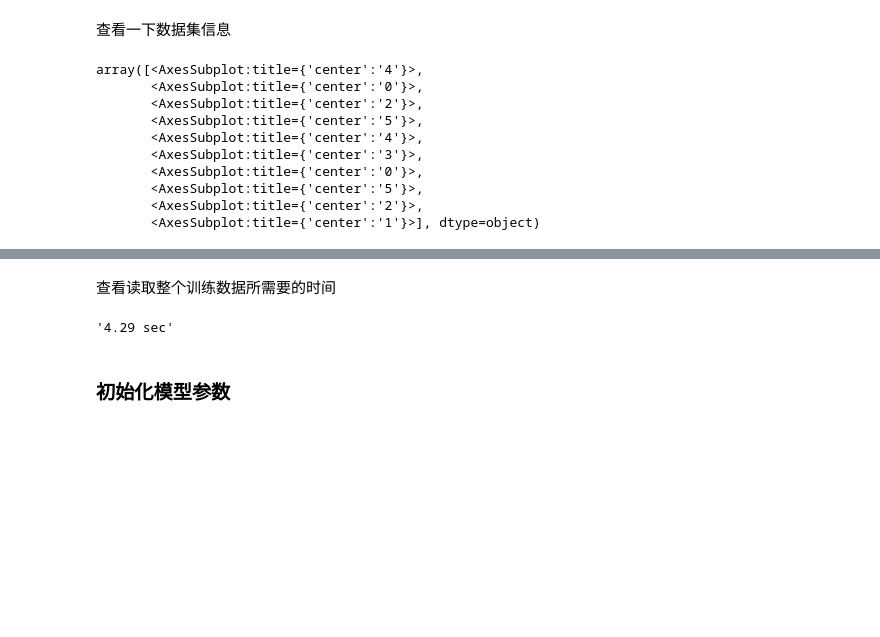
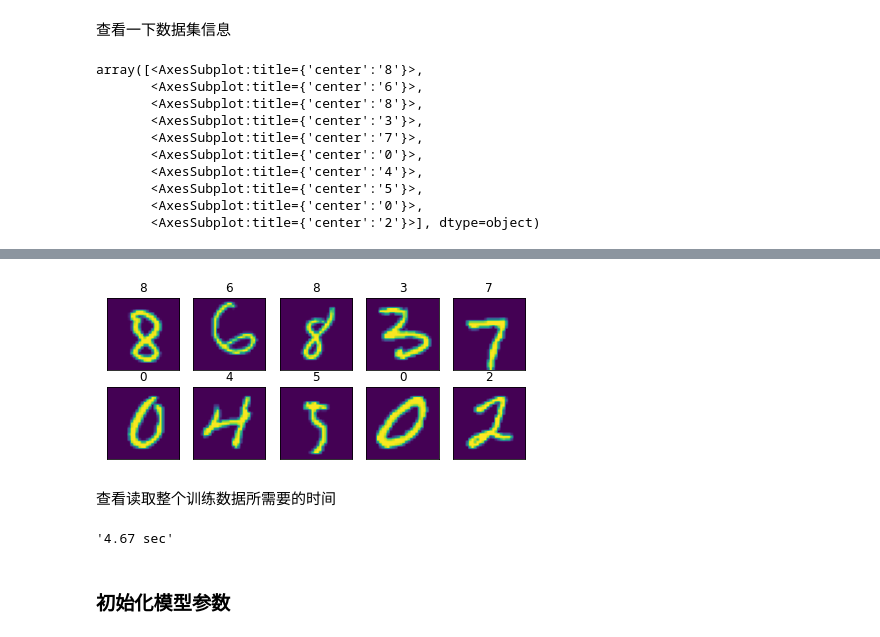
Before and after one commit to Aj002Th/pytorch-example, a Jupyter notebook: linear-networks/softmax-regressioin-sratch.ipynb, the cells around one changed output, grey strips where cells are left out. Saved outputs shown, nothing was run; the diff lists cells and outputs as text; code cells hidden in the pictures; blank space fills up the shorter version.

```diff
--- a/linear-networks/softmax-regressioin-sratch.ipynb
+++ b/linear-networks/softmax-regressioin-sratch.ipynb
@@ -33,7 +33,7 @@ def load_data_mnist(batch_size, resize=None):
             data.DataLoader(mnist_test, batch_size, shuffle=False,
                             num_workers=get_dataloader_workers()))
 # %%
-batch_size = 10
+batch_size = 256
 train_iter, test_iter = load_data_mnist(batch_size)
 # %% [markdown]
 查看一下数据集信息
@@ -61,15 +61,15 @@ def get_mnist_labels(labels):
     return [str(int(i)) for i in labels]
 # %%
 X, y = next(iter(train_iter))
-show_images(X.reshape(10, 28, 28), 2, 5, get_mnist_labels(y))
+show_images(X.reshape(256, 28, 28), 2, 5, get_mnist_labels(y))
 # %% [output]
-array([<AxesSubplot:title={'center':'4'}>,
+array([<AxesSubplot:title={'center':'8'}>,
+       <AxesSubplot:title={'center':'6'}>,
+       <AxesSubplot:title={'center':'8'}>,
+       <AxesSubplot:title={'center':'3'}>,
+       <AxesSubplot:title={'center':'7'}>,
        <AxesSubplot:title={'center':'0'}>,
-       <AxesSubplot:title={'center':'2'}>,
+       <AxesSubplot:title={'center':'4'}>,
        <AxesSubplot:title={'center':'5'}>,
-       <AxesSubplot:title={'center':'4'}>,
-       <AxesSubplot:title={'center':'3'}>,
        <AxesSubplot:title={'center':'0'}>,
-       <AxesSubplot:title={'center':'5'}>,
-       <AxesSubplot:title={'center':'2'}>,
-       <AxesSubplot:title={'center':'1'}>], dtype=object)
+       <AxesSubplot:title={'center':'2'}>], dtype=object)
@@ -77,3 +76,4 @@ array([<AxesSubplot:title={'center':'4'}>,
+[figure, added]
 # %% [markdown]
 查看读取整个训练数据所需要的时间
 # %%
@@ -83,7 +83,7 @@ for X, y in train_iter:
 time_ed = time.time()
 f'{(time_ed - time_st):.2f} sec'
 # %% [output]
-'4.29 sec'
+'4.67 sec'
 # %% [markdown]
 ### 初始化模型参数
 # %%
```
Also changed, not shown: parts of 2 cells of this notebook, 1 other file.
